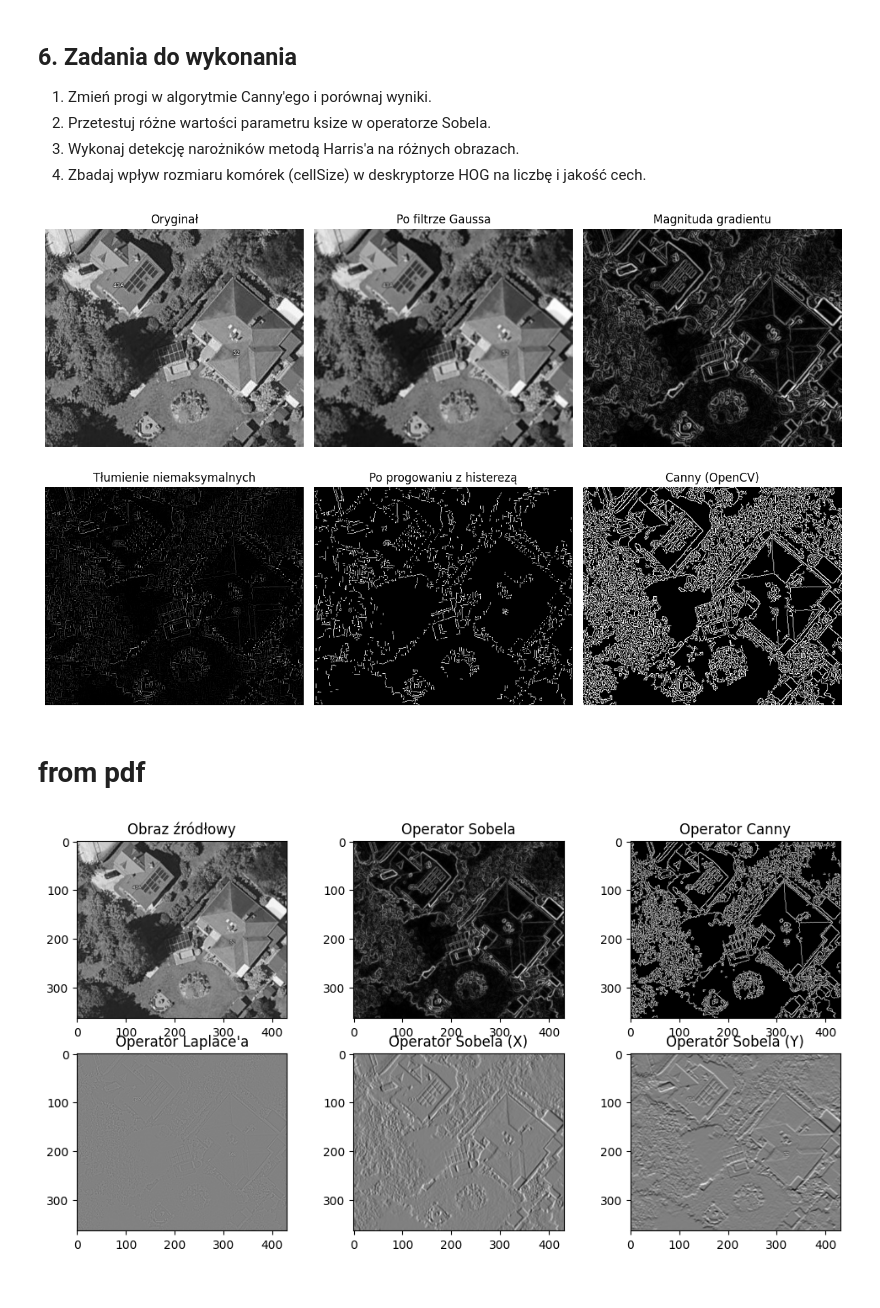
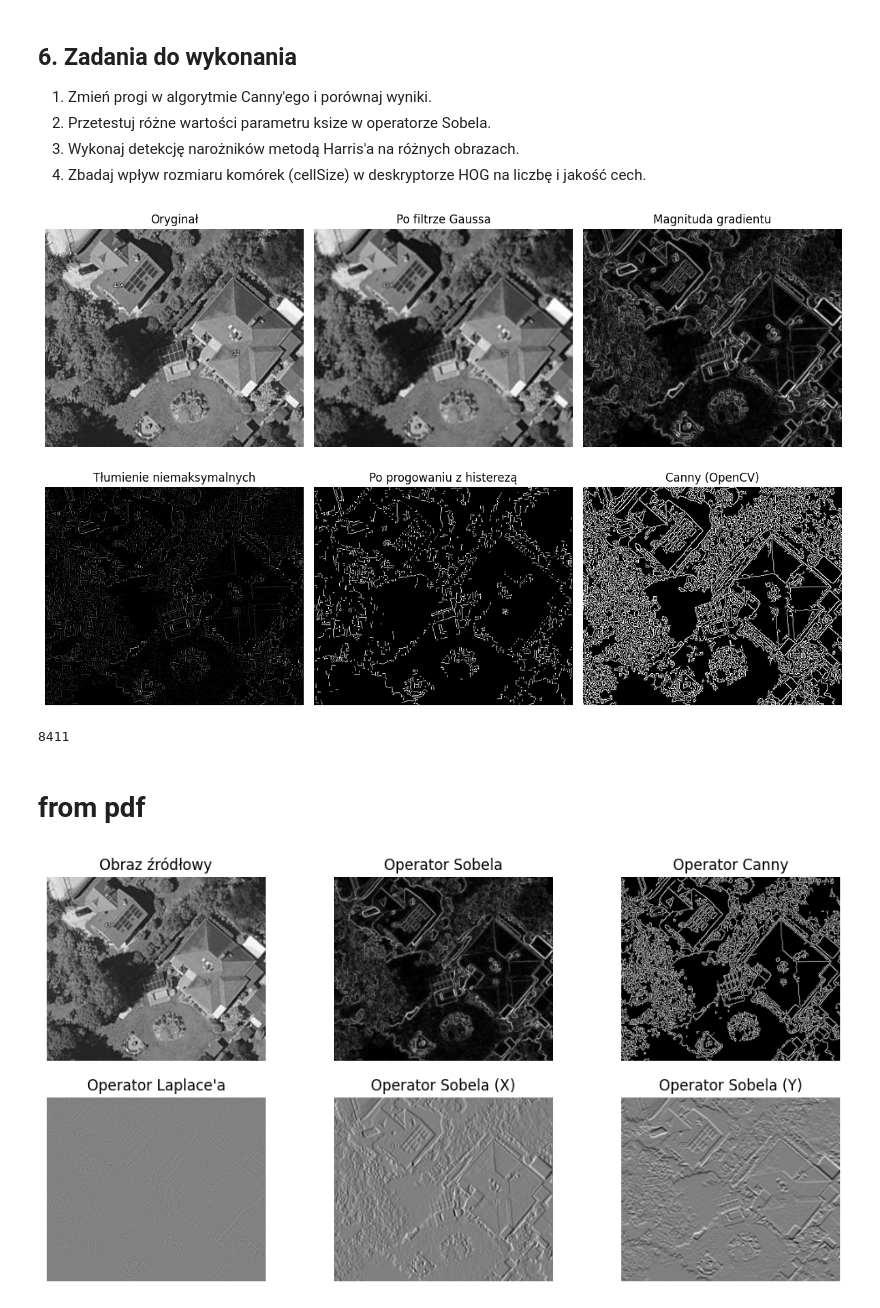
Before and after one commit to hgf700/ImageProcessingLessons, a Jupyter notebook: Lesson4/Lab4_Image_Edge_Features.ipynb, the cells around one changed output. Saved outputs shown, nothing was run; the diff lists cells and outputs as text; code cells hidden in the pictures.

```diff
--- a/Lesson4/Lab4_Image_Edge_Features.ipynb
+++ b/Lesson4/Lab4_Image_Edge_Features.ipynb
@@ -375,8 +464,12 @@ obraz=obraz1
 img = cv2.imread(obraz)  # zamień na własny obraz
 
 edges = canny_edge_detection(img, low_thresh=50, high_thresh=150, sigma=1.0, show_steps=True)
+
+value = np.sum(edges > 0)
+print(value)
 # %% [output]
 [figure]
+8411
 # %% [markdown]
 # from pdf
 # %%
@@ -388,31 +481,37 @@ obraz1=r"C:\Users\USER098\Documents\GitHub\ImageProcessingLessons\Photos\3.jpg"
 obraz2=r"C:\Users\USER098\Documents\GitHub\ImageProcessingLessons\Photos\4.jpg"
 obraz3=r"C:\Users\USER098\Documents\GitHub\ImageProcessingLessons\Photos\5.jpg"
 obraz4=r"C:\Users\USER098\Documents\GitHub\ImageProcessingLessons\Photos\6.jpg"
 
 obraz=obraz1
 
 # Krok 1: Wczytaj obraz źródłowy
 image = cv2.imread(obraz, cv2.IMREAD_GRAYSCALE)
 
 # Krok 2: Wykorzystaj operator Sobela do wykrywania krawędzi
 sobel_x = cv2.Sobel(image, cv2.CV_64F, 1, 0, ksize=5)
 sobel_y = cv2.Sobel(image, cv2.CV_64F, 0, 1, ksize=5)
 sobel_magnitude = np.sqrt(sobel_x**2 + sobel_y**2)
 
 # Krok 3: Wykorzystaj operator Canny do wykrywania krawędzi
 canny_edges = cv2.Canny(image, threshold1=100, threshold2=200)
 
 # Krok 4: Wykorzystaj operator Laplace'a do wykrywania krawędzi
 laplacian = cv2.Laplacian(image, cv2.CV_64F)
 
 # Krok 5: Wyświetl wyniki wykrywania krawędzi
 plt.figure(figsize=(12, 6))
 plt.subplot(231), plt.imshow(image, cmap='gray'), plt.title('Obraz źródłowy')
+plt.axis('off')
 plt.subplot(232), plt.imshow(sobel_magnitude, cmap='gray'), plt.title('Operator Sobela')
+plt.axis('off')
 plt.subplot(233), plt.imshow(canny_edges, cmap='gray'), plt.title('Operator Canny')
+plt.axis('off')
 plt.subplot(234), plt.imshow(laplacian, cmap='gray'), plt.title('Operator Laplace\'a')
+plt.axis('off')
 plt.subplot(235), plt.imshow(sobel_x, cmap='gray'), plt.title('Operator Sobela (X)')
+plt.axis('off')
 plt.subplot(236), plt.imshow(sobel_y, cmap='gray'), plt.title('Operator Sobela (Y)')
+plt.axis('off')
 plt.show()
 # %% [output]
-[figure, old version]
+[figure, new version]
```
Also changed, not shown: parts of 8 cells of this notebook.
